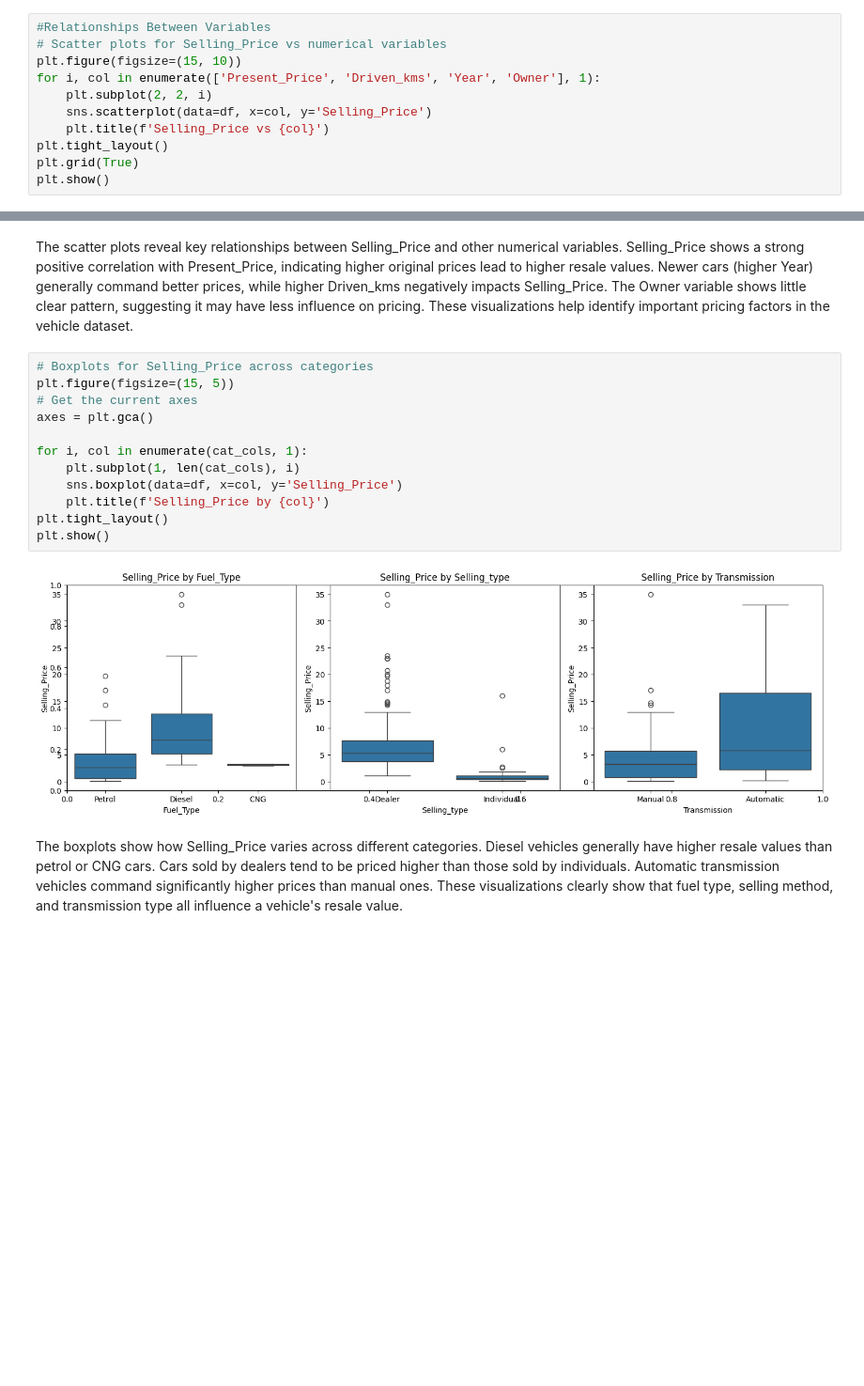
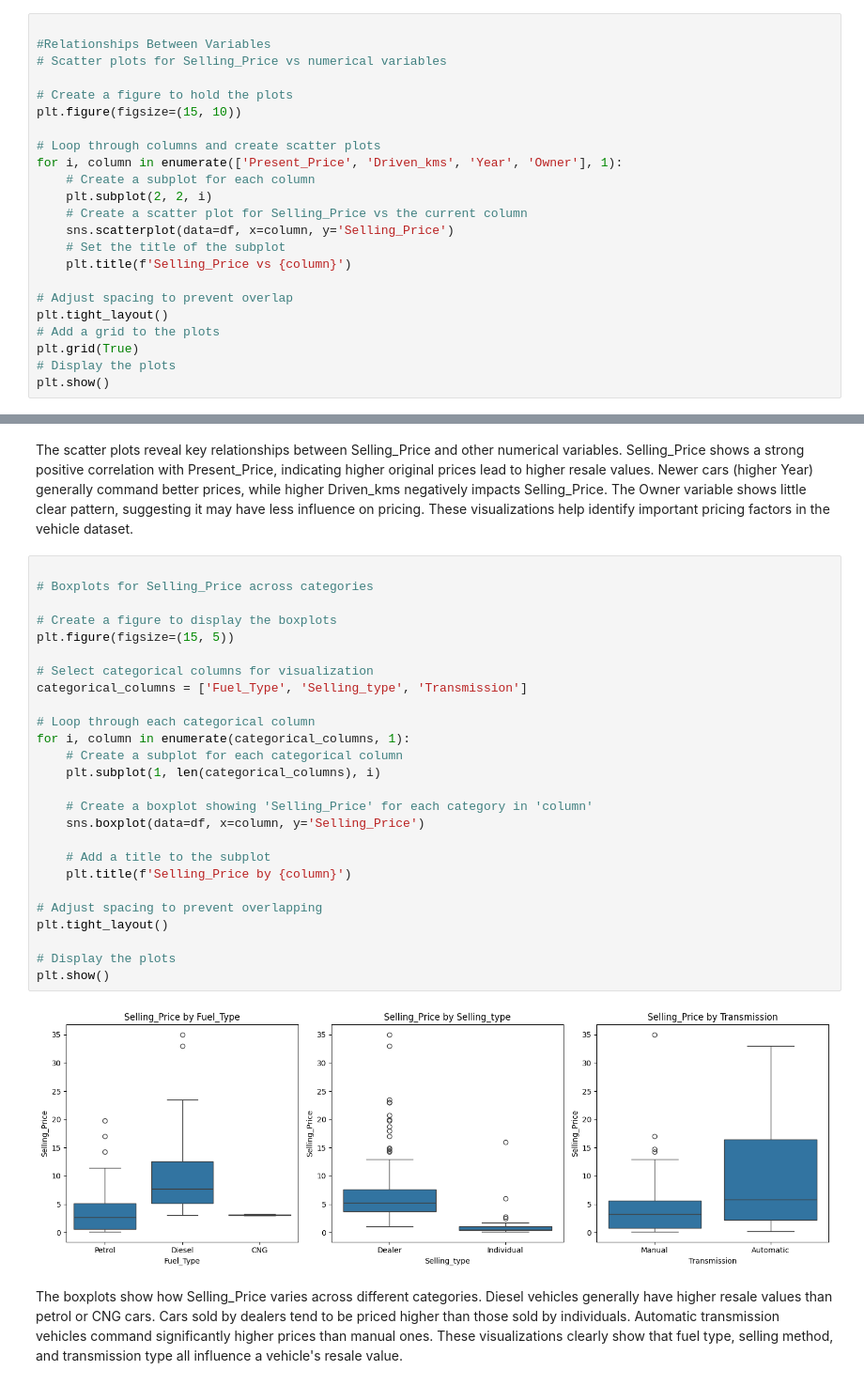
Before and after one commit to bajgaikrishna/Artificial-Intelligence-assignment, a Jupyter notebook: Vehicle_Price_Prediction.ipynb, the cells around one changed output, grey strips where cells are left out. Shown: that part at 94% size. Cells and saved outputs as stored; diff of their text form; blank space fills up the shorter version.

```diff
--- a/Vehicle_Price_Prediction.ipynb
+++ b/Vehicle_Price_Prediction.ipynb
@@ -236,33 +249,59 @@ plt.show()
 # %% [markdown]
 The count plots i.e. EDA visualization for categorical features reveal clear patterns in the dataset. Petrol is the most common fuel type, followed by diesel, while CNG vehicles are rare. Most cars are sold through dealers rather than individual sellers. Manual transmissions are far more common than Automatic, which shows a strong preference in the market. These visualizations highlight the key trends in vehicle sales data.
 # %%
+
 #Relationships Between Variables
 # Scatter plots for Selling_Price vs numerical variables
+
+# Create a figure to hold the plots
 plt.figure(figsize=(15, 10))
-for i, col in enumerate(['Present_Price', 'Driven_kms', 'Year', 'Owner'], 1):
+
+# Loop through columns and create scatter plots
+for i, column in enumerate(['Present_Price', 'Driven_kms', 'Year', 'Owner'], 1):
+    # Create a subplot for each column
     plt.subplot(2, 2, i)
-    sns.scatterplot(data=df, x=col, y='Selling_Price')
-    plt.title(f'Selling_Price vs {col}')
+    # Create a scatter plot for Selling_Price vs the current column
+    sns.scatterplot(data=df, x=column, y='Selling_Price')
+    # Set the title of the subplot
+    plt.title(f'Selling_Price vs {column}')
+
+# Adjust spacing to prevent overlap
 plt.tight_layout()
+# Add a grid to the plots
 plt.grid(True)
+# Display the plots
 plt.show()
 # %% [output]
 [figure]
 # %% [markdown]
 The scatter plots reveal key relationships between Selling_Price and other numerical variables. Selling_Price shows a strong positive correlation with Present_Price, indicating higher original prices lead to higher resale values. Newer cars (higher Year) generally command better prices, while higher Driven_kms negatively impacts Selling_Price. The Owner variable shows little clear pattern, suggesting it may have less influence on pricing. These visualizations help identify important pricing factors in the vehicle dataset.
 # %%
+
 # Boxplots for Selling_Price across categories
+
+# Create a figure to display the boxplots
 plt.figure(figsize=(15, 5))
-# Get the current axes
-axes = plt.gca()
 
-for i, col in enumerate(cat_cols, 1):
-    plt.subplot(1, len(cat_cols), i)
-    sns.boxplot(data=df, x=col, y='Selling_Price')
-    plt.title(f'Selling_Price by {col}')
+# Select categorical columns for visualization
+categorical_columns = ['Fuel_Type', 'Selling_type', 'Transmission']
+
+# Loop through each categorical column
+for i, column in enumerate(categorical_columns, 1):
+    # Create a subplot for each categorical column
+    plt.subplot(1, len(categorical_columns), i)
+
+    # Create a boxplot showing 'Selling_Price' for each category in 'column'
+    sns.boxplot(data=df, x=column, y='Selling_Price')
+
+    # Add a title to the subplot
+    plt.title(f'Selling_Price by {column}')
+
+# Adjust spacing to prevent overlapping
 plt.tight_layout()
+
+# Display the plots
 plt.show()
 # %% [output]
-[figure, old version]
+[figure, new version]
 # %% [markdown]
 The boxplots show how Selling_Price varies across different categories. Diesel vehicles generally have higher resale values than petrol or CNG cars. Cars sold by dealers tend to be priced higher than those sold by individuals. Automatic transmission vehicles command significantly higher prices than manual ones. These visualizations clearly show that fuel type, selling method, and transmission type all influence a vehicle's resale value.
```
Also changed, not shown: parts of 34 cells of this notebook.
